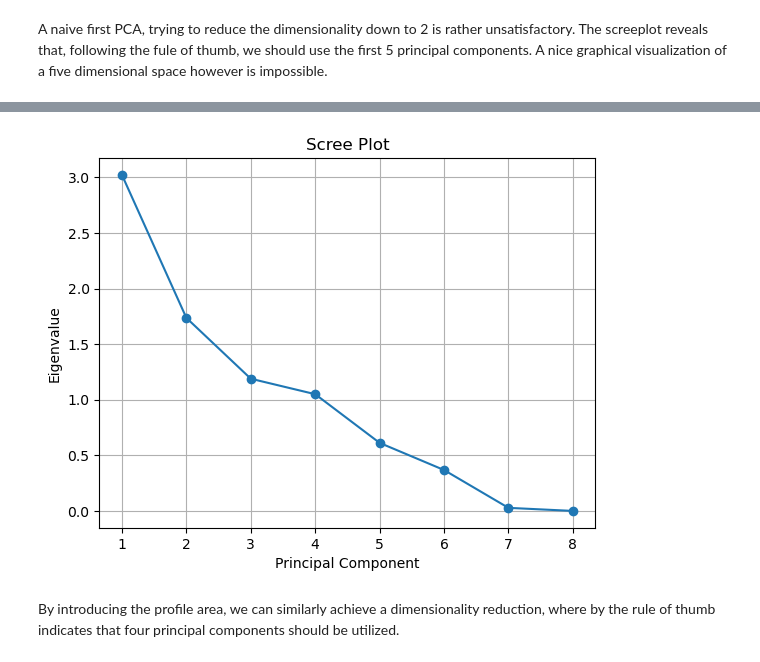
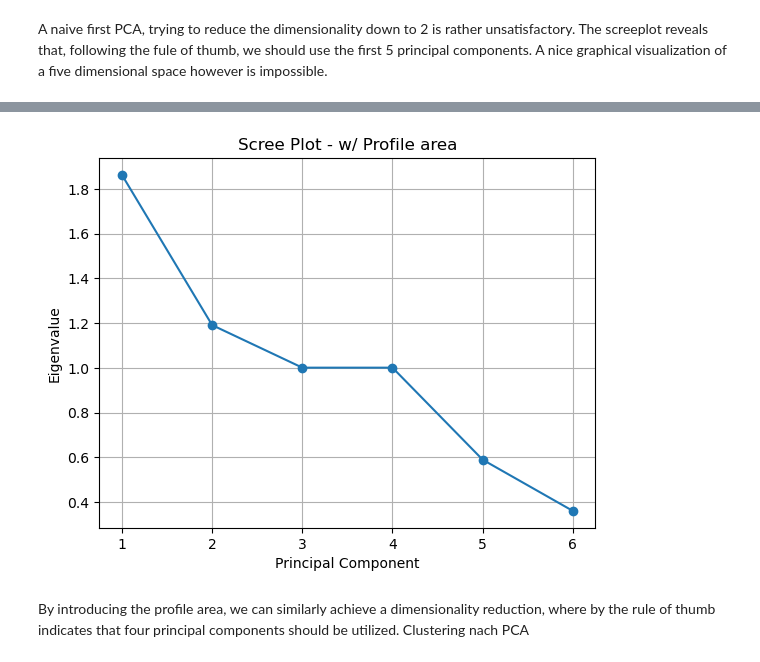
Before and after one commit to usamike25/esc_403, a Jupyter notebook: project/DataScience_Project_EDA.ipynb, the cells around one changed output, grey strips where cells are left out. Drawn from its saved outputs; the diff is of its cells as text; code cells hidden in the pictures.

```diff
--- a/project/DataScience_Project_EDA.ipynb
+++ b/project/DataScience_Project_EDA.ipynb
@@ -10,5 +13,5 @@ from sklearn.preprocessing import StandardScaler
 # %%
-df_full_data = pd.read_excel("Synthetic_big.xlsx")
+df_full_data = pd.read_excel("dataset_big.xlsx")
 # %%
 df_full_data.head()
 # %% [output]
@@ -197,18 +251,18 @@ A naive first PCA, trying to reduce the dimensionality down to 2 is rather unsat
 # %%
-df_no_outcome_2 = df_full_data_extended.drop(["fiber failure mode in beam","W_q [µm]","W_Sm [µm]"], axis= "columns")
+df_no_outcome_2 = df_full_data_extended.drop(["fiber failure mode in beam","W_q [µm]","W_Sm [µm]", "IFSS [MPa]", "Minibeam energy absorption"], axis= "columns")
 scaler = StandardScaler()
 df_scaled = scaler.fit_transform(df_no_outcome_2)
 pca = PCA()
 pca.fit(df_scaled)
 explained_variance = pca.explained_variance_
 plt.plot(range(1, len(explained_variance) + 1), explained_variance, marker='o')
 plt.title('Scree Plot - w/ Profile area')
 plt.xlabel('Principal Component')
 plt.ylabel('Eigenvalue')
 plt.grid(True)
 plt.show()
 # %% [output]
-[figure, old version]
+[figure, new version]
 # %% [markdown]
 By introducing the profile area, we can similarly achieve a dimensionality reduction, where by the rule of thumb indicates
-that four principal components should be utilized.
+that four principal components should be utilized. Clustering nach PCA
```
Also changed, not shown: parts of 22 cells of this notebook.
